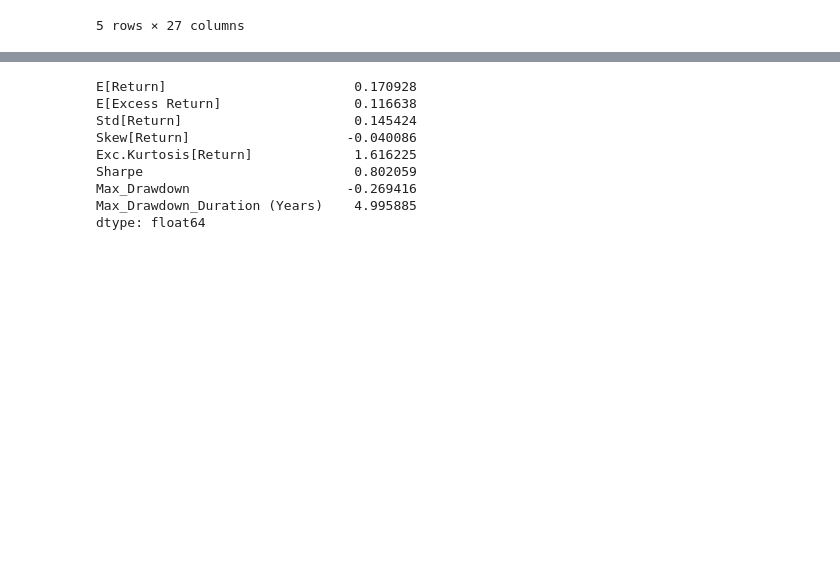
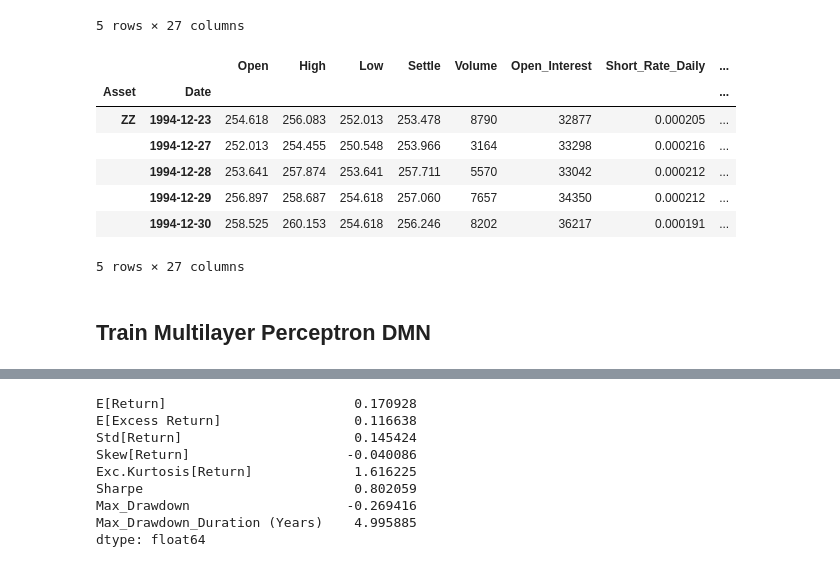
Before and after one commit to maxlamberti/time-series-momentum, a Jupyter notebook: notebooks/MLP_Pipeline_Daily.ipynb, the cells around one changed output, grey strips where cells are left out. Saved outputs shown, nothing was run; the diff lists cells and outputs as text; code cells hidden in the pictures; blank space fills up the shorter version.

```diff
--- a/notebooks/MLP_Pipeline_Daily.ipynb
+++ b/notebooks/MLP_Pipeline_Daily.ipynb
@@ -45,3 +34,6 @@ clc = construct_features_batch(clc)
 # %%
+# load asset data from clc database
+clc = load_clc_db_records(RAD_DATA_PATH, FED_DATA_PATH, ASSETS_TO_USE)
+clc = construct_features_batch(clc)
 df = merge_asset_data(clc, create_time_asset_index=True)
 df.dropna(inplace=True)
@@ -56,5 +40,6 @@ from datetime import datetime
 # %%
-# date_breakpoints = [datetime(1990, 1, 1), datetime(1995, 1, 1), datetime(2000, 1, 1), datetime(2005, 1, 1), datetime(2010, 1, 1), datetime(2015, 1, 1), datetime(2020, 1, 1)]
+# create windowed subset of the data
 date_breakpoints = [datetime(1990, 1, 1)] + [datetime(year, 1, 1) for year in range(1995, 2021)]
-# date_breakpoints = [datetime(1990, 1, 1), datetime(2000, 1, 1), datetime(2005, 1, 1), datetime(2010, 1, 1), datetime(2015, 1, 1), datetime(2020, 1, 1)]
+date_breakpoints = [datetime(1990, 1, 1)] + [datetime(year, 1, 1) for year in range(1995, 2021, 5)]
+print(date_breakpoints)
 data_set = split_by_date(df, date_breakpoints)
@@ -120,0 +59,13 @@ def construct_mlp_model(input_shape, hidden_layers=1, hidden_neurons=5, hidden_d
+# %%
+data_set[0].tail()
+# %% [output]
+|  |  | Open | High | Low | Settle | Volume | Open_Interest | Short_Rate_Daily | ... |
+| Asset | Date |  |  |  |  |  |  |  | ... |
+| ZZ | 1994-12-23 | 254.618 | 256.083 | 252.013 | 253.478 | 8790 | 32877 | 0.000205 | ... |
+|  | 1994-12-27 | 252.013 | 254.455 | 250.548 | 253.966 | 3164 | 33298 | 0.000216 | ... |
+|  | 1994-12-28 | 253.641 | 257.874 | 253.641 | 257.711 | 5570 | 33042 | 0.000212 | ... |
+|  | 1994-12-29 | 256.897 | 258.687 | 254.618 | 257.060 | 7657 | 34350 | 0.000212 | ... |
+|  | 1994-12-30 | 258.525 | 260.153 | 254.618 | 256.246 | 8202 | 36217 | 0.000191 | ... |
+5 rows × 27 columns
+# %% [markdown]
+## Train Multilayer Perceptron DMN
```
Also changed, not shown: parts of 57 cells of this notebook, 1 other file.
